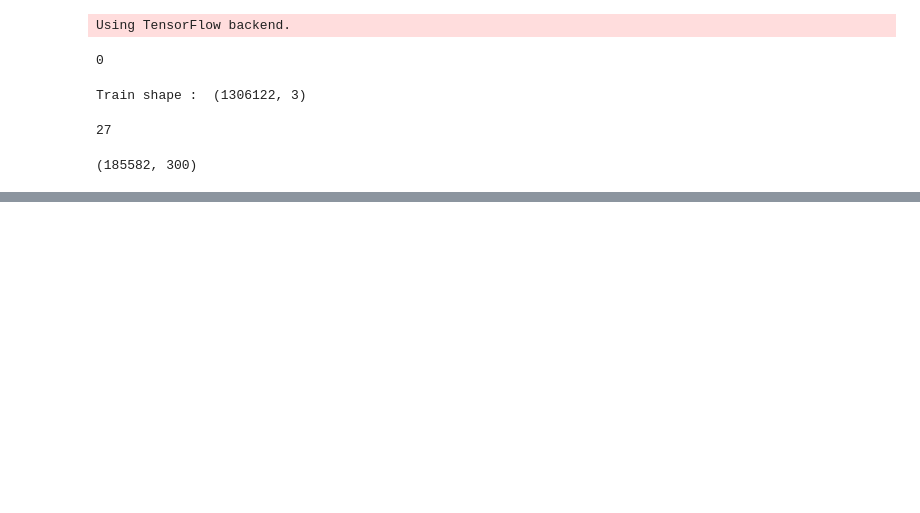
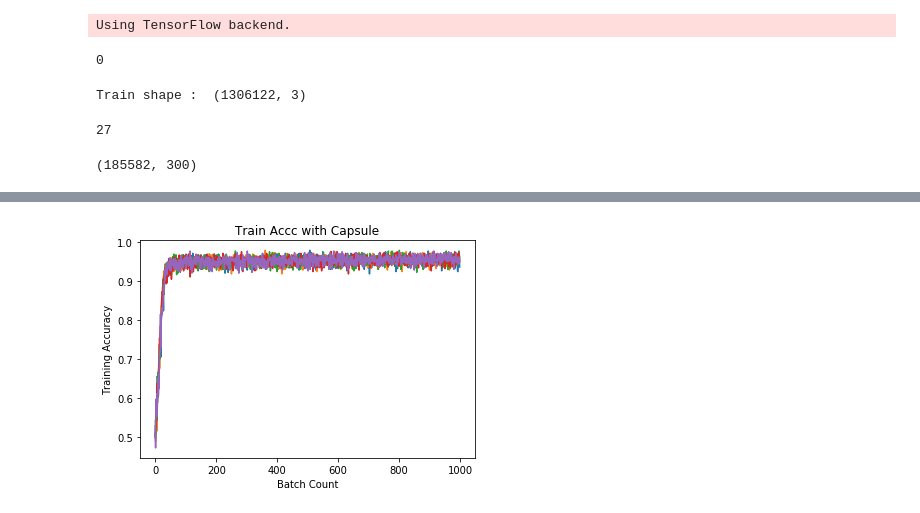
Before and after one commit to madhuhegde/CS221_Project, a Jupyter notebook: quora_LSTM_capsule.ipynb, the cells around one changed output, grey strips where cells are left out. Cells and saved outputs as stored; diff of their text form; code cells hidden in the pictures; blank space fills up the shorter version.

```diff
--- a/quora_LSTM_capsule.ipynb
+++ b/quora_LSTM_capsule.ipynb
@@ -357,0 +382,14 @@ print(f1_score)
+# %%
+import matplotlib.pyplot as plt
+x = range(len(history.train_acc))
+%matplotlib inline
+fig = plt.figure()
+plt.title('Train Accc with Capsule')
+plt.xlabel('Batch Count')
+plt.ylabel('Training Accuracy')
+plt.plot(x[0:1000], train_acc_array[0][0:1000], x[0:1000], train_acc_array[1][0:1000],x[0:1000], train_acc_array[2][0:1000], x[0:1000], train_acc_array[3][0:1000], x[0:1000], train_acc_array[4][0:1000])
+#plt.plot(x, history.val_acc)
+plt.show()
+fig.savefig('capsule_train_acc')
+# %% [output]
+[figure, added]
```
Also changed, not shown: parts of 14 cells of this notebook.
